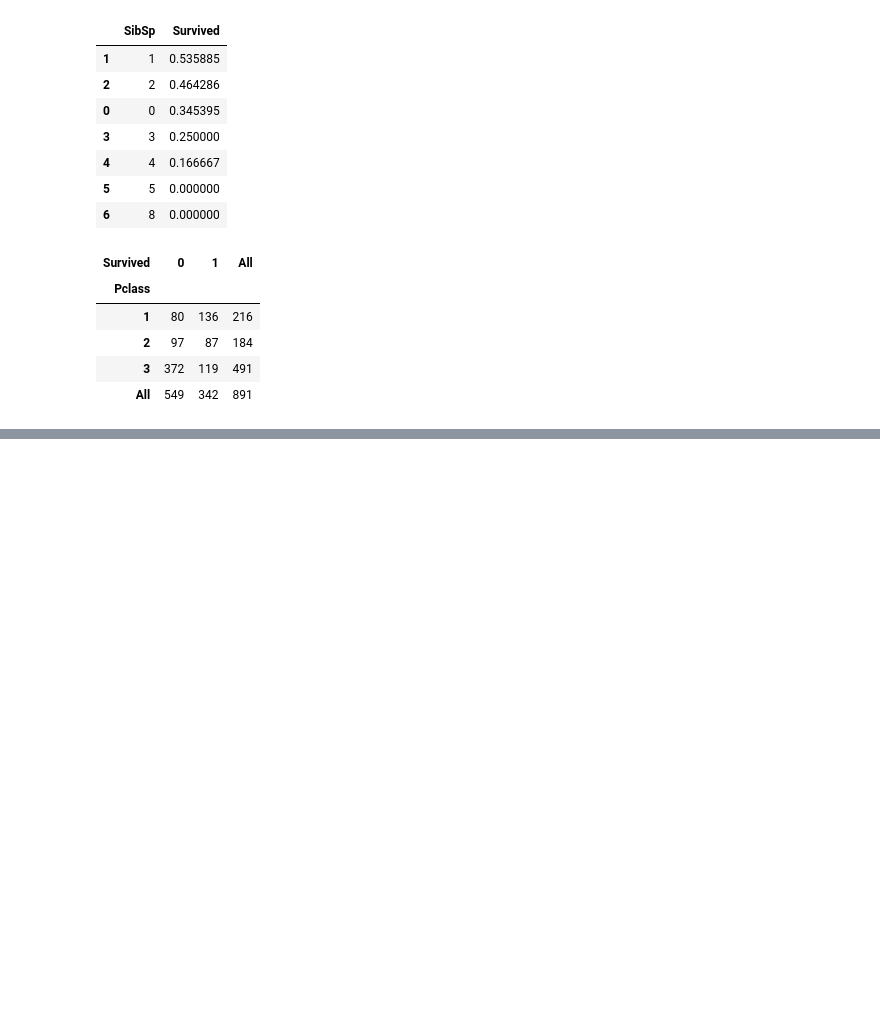
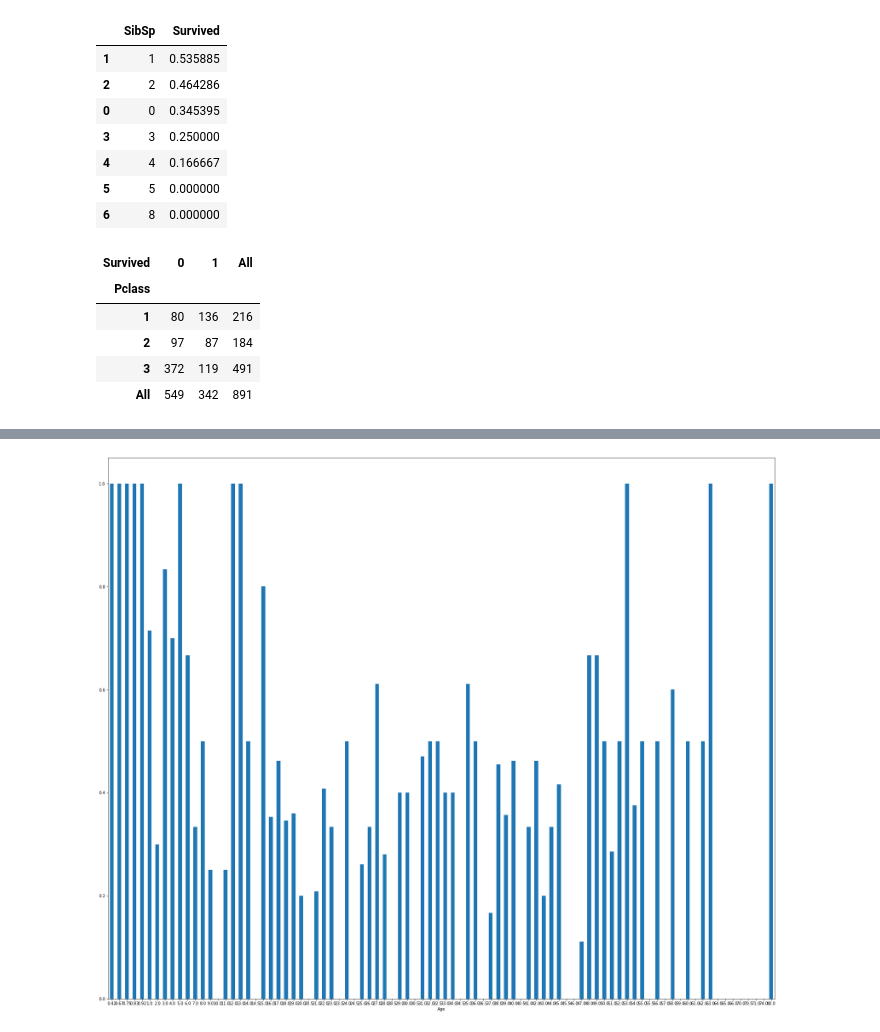
Before and after one commit to LeeJSmasw/Data_Science, a Jupyter notebook: titanic/titanic_eda1.ipynb, the cells around one changed output, grey strips where cells are left out. Cells and saved outputs as stored; diff of their text form; code cells hidden in the pictures; blank space fills up the shorter version.

```diff
--- a/titanic/titanic_eda1.ipynb
+++ b/titanic/titanic_eda1.ipynb
@@ -301,0 +316,7 @@ plt.show()
+# %%
+titanic_df.groupby('Age').mean()['Survived'].plot(kind = 'bar',rot = 0)
+plt.rcParams["figure.figsize"] = (25, 20)
+# plt.plot() group 판다스도 ploㅅ 을 지원한다~
+plt.show()
+# %% [output]
+[figure, added]
```
Also changed, not shown: parts of 22 cells of this notebook.
